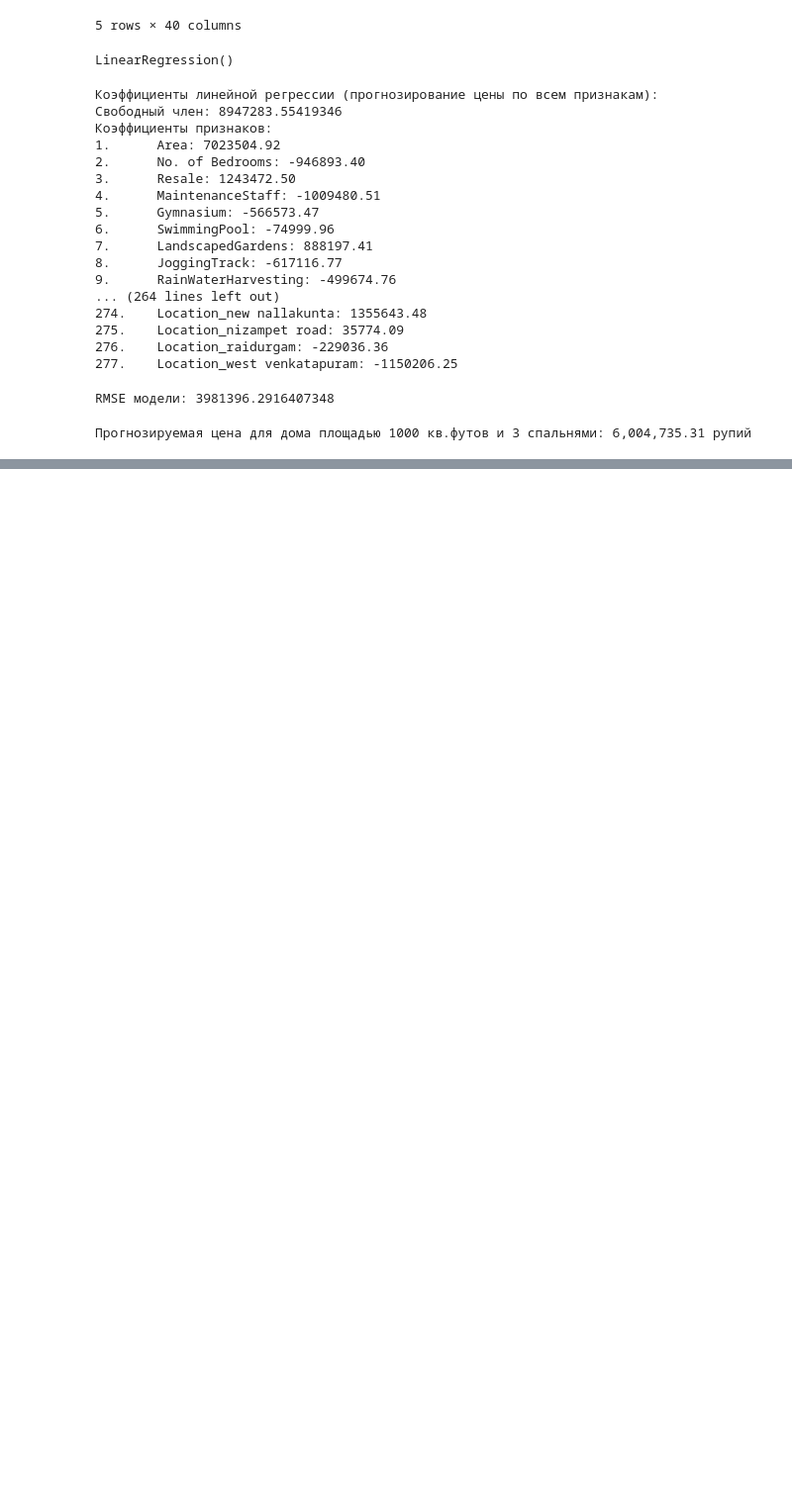
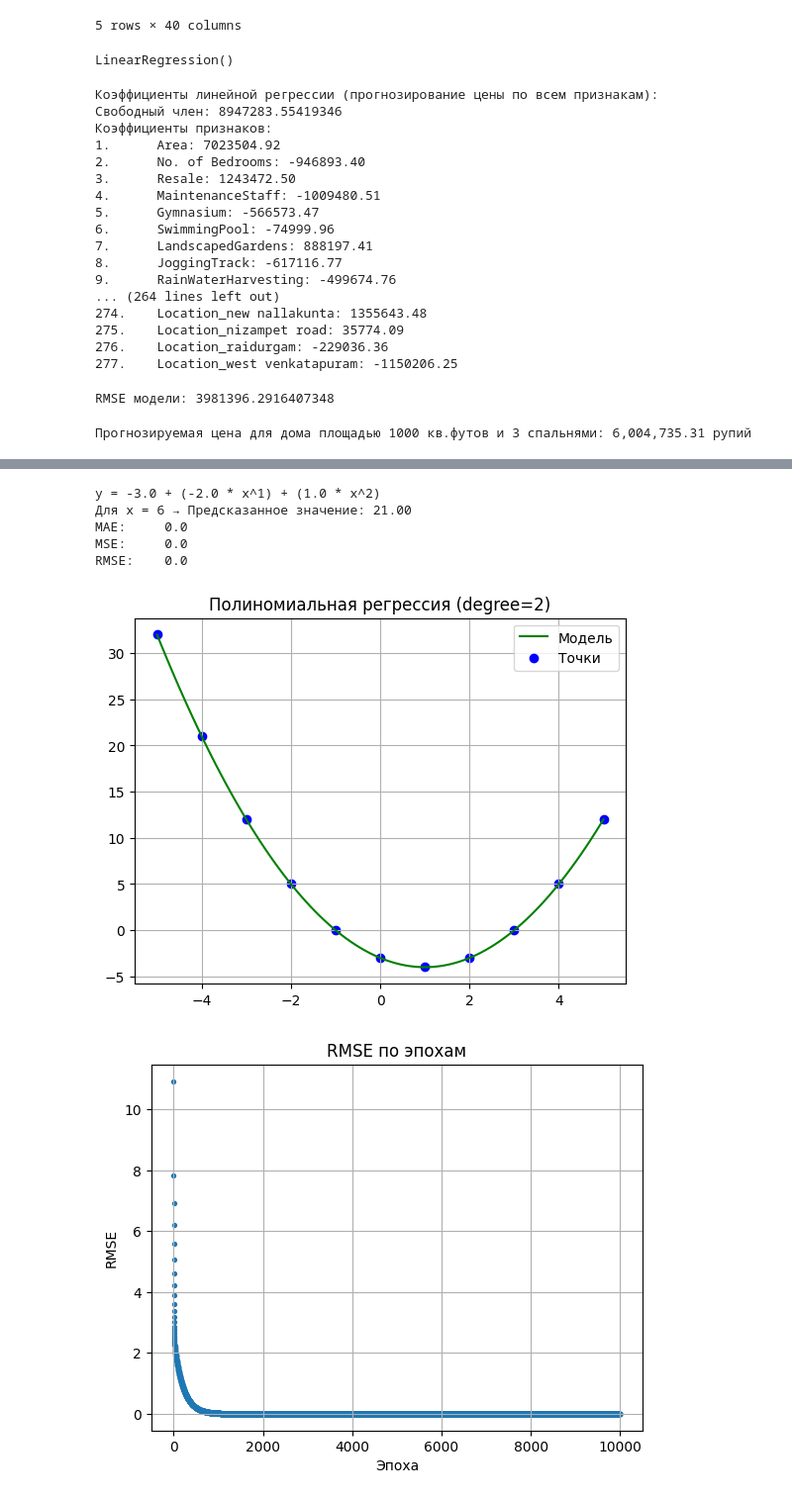
Before and after one commit to oNovalSliveDNo/grokking-machine-learning, a Jupyter notebook: chapter03/notebooks/linear_regression.ipynb, the cells around one changed output, grey strips where cells are left out. Shown at 99% size. Saved outputs shown, nothing was run; the diff lists cells and outputs as text; code cells hidden in the pictures; blank space fills up the shorter version.

```diff
--- a/chapter03/notebooks/linear_regression.ipynb
+++ b/chapter03/notebooks/linear_regression.ipynb
@@ -633,0 +673,29 @@ print(f"Прогнозируемая цена для дома площадью 1
+# %%
+features = np.array([-5, -4, -3, -2, -1, 0, 1, 2, 3, 4, 5])
+labels = features**2 - 2 * features - 3
+
+degree = 2
+weights, errors_list = polynomial_regression(
+    features, labels, degree=degree,
+    learning_rate=0.001, epochs=10000,
+    error='rmse', mode='batch'
+)
+
+print(format_polynomial_equation(weights))
+print(print_prediction_poly(weights, degree, 6))
+
+predictions = predict_polynomial(weights, features, degree)
+print("MAE:\t", round(mae(labels, predictions), 2))
+print("MSE:\t", round(mse(labels, predictions), 2))
+print("RMSE:\t", round(rmse(labels, predictions), 2))
+
+plot_model_poly(weights, degree, features, labels)
+plot_errors(errors_list, "rmse")
+# %% [output]
+y = -3.0 + (-2.0 * x^1) + (1.0 * x^2)
+Для x = 6 → Предсказанное значение: 21.00
+MAE:     0.0
+MSE:     0.0
+RMSE:    0.0
+[figure, added]
+[figure, added]
```
Also changed, not shown: parts of 10 cells of this notebook, 5 other files.
